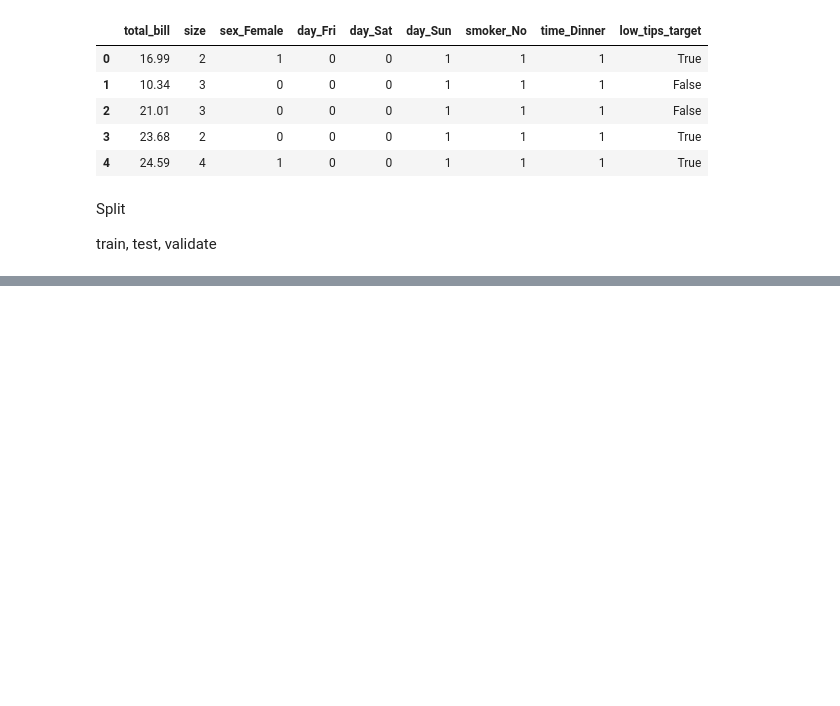
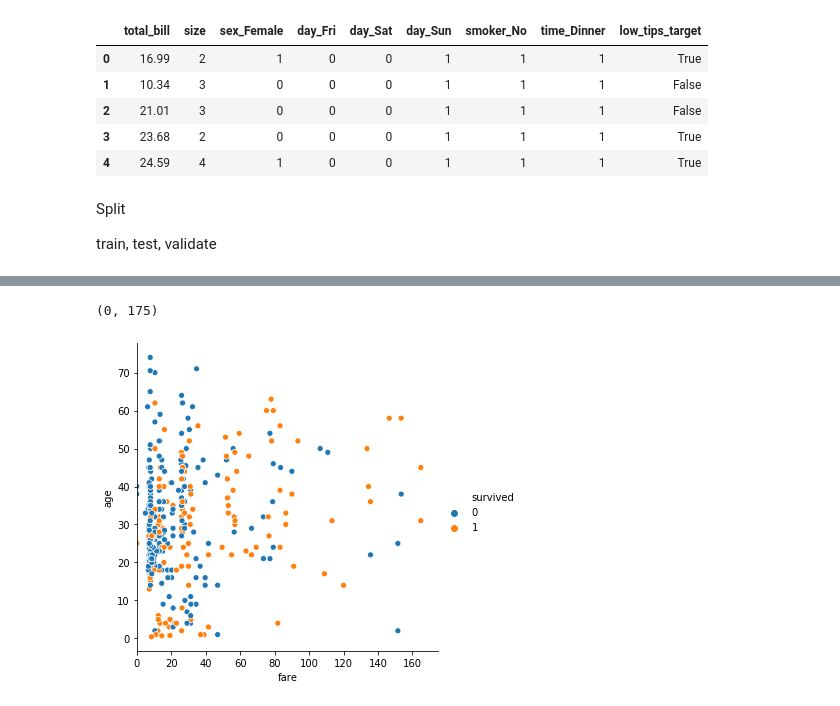
Before and after one commit to matt-c-knight/classification-exercises, a Jupyter notebook: model_evaluation_practice.ipynb, the cells around one changed output, grey strips where cells are left out. Saved outputs shown, nothing was run; the diff lists cells and outputs as text; code cells hidden in the pictures; blank space fills up the shorter version.

```diff
--- a/model_evaluation_practice.ipynb
+++ b/model_evaluation_practice.ipynb
@@ -223,0 +304,6 @@ train, test, validate
+# %%
+sns.relplot(x='fare', y='age', hue='survived', data=train, )
+plt.xlim(0,175)
+# %% [output]
+(0, 175)
+[figure, added]
```
Also changed, not shown: parts of 15 cells of this notebook.
